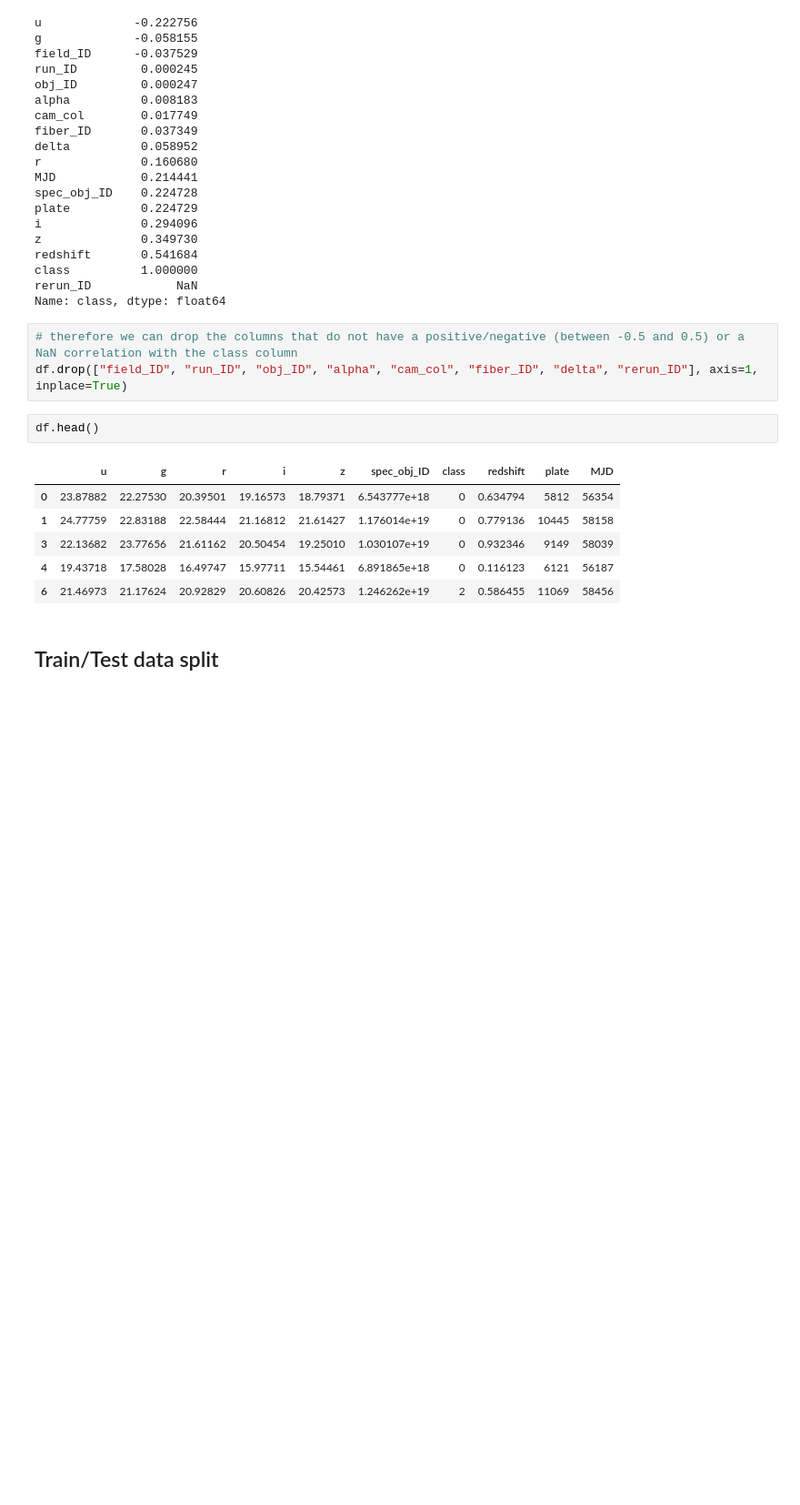
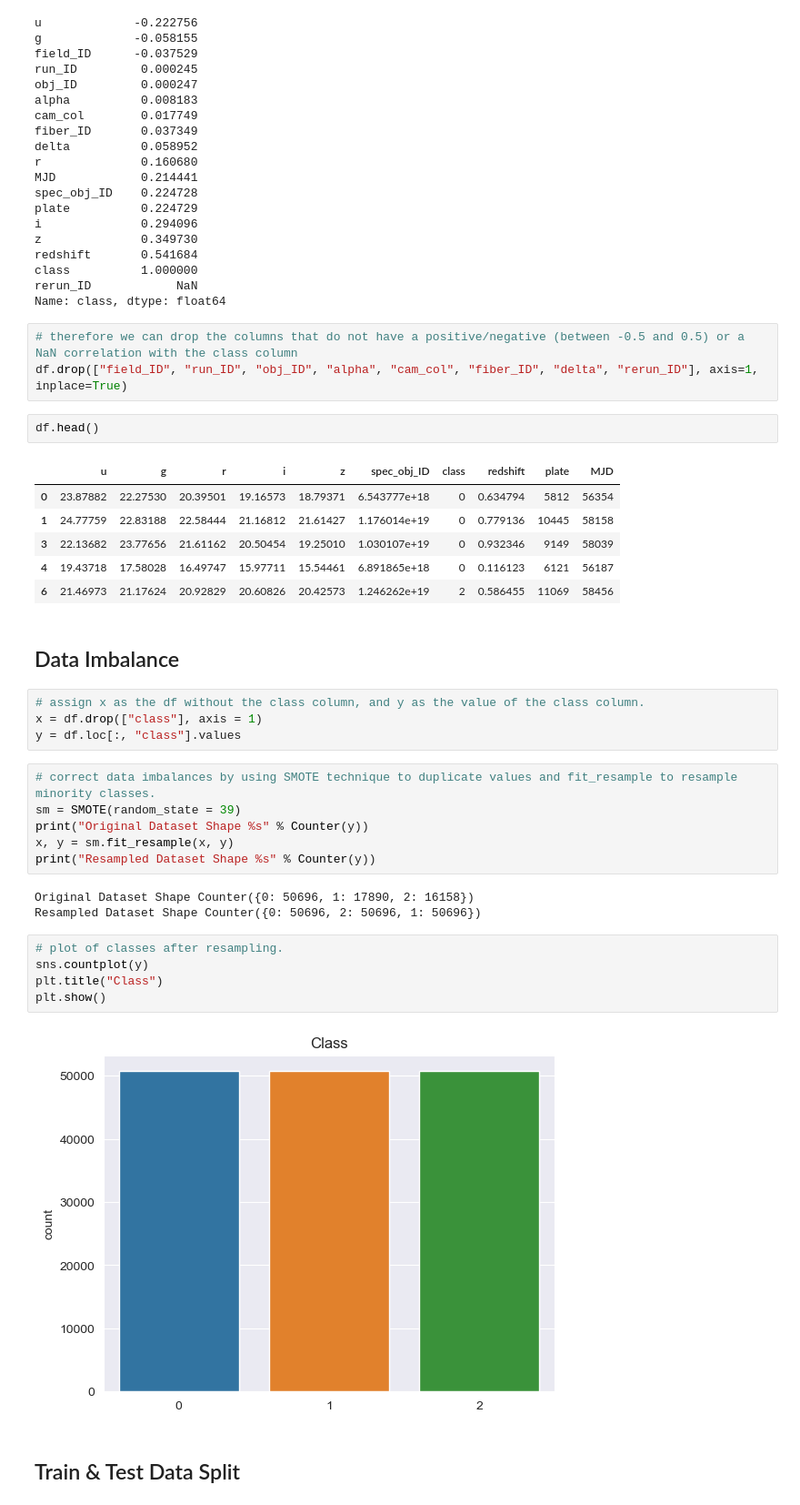
Before and after one commit to NotMishaal/astral-classification-system, a Jupyter notebook: astral_classification.ipynb, the cells around one changed output. Shown at 91% size. Cells and saved outputs as stored; diff of their text form; blank space fills up the shorter version.

Commit message:
dealt with data imbalances

```diff
--- a/astral_classification.ipynb
+++ b/astral_classification.ipynb
@@ -120,5 +122,27 @@ df.head()
 | 3 | 22.13682 | 23.77656 | 21.61162 | 20.50454 | 19.25010 | 1.030107e+19 | 0 | 0.932346 | 9149 | 58039 |
 | 4 | 19.43718 | 17.58028 | 16.49747 | 15.97711 | 15.54461 | 6.891865e+18 | 0 | 0.116123 | 6121 | 56187 |
 | 6 | 21.46973 | 21.17624 | 20.92829 | 20.60826 | 20.42573 | 1.246262e+19 | 2 | 0.586455 | 11069 | 58456 |
+# %% [markdown]
+## Data Imbalance
+# %%
+# assign x as the df without the class column, and y as the value of the class column.
+x = df.drop(["class"], axis = 1)
+y = df.loc[:, "class"].values
+# %%
+# correct data imbalances by using SMOTE technique to duplicate values and fit_resample to resample minority classes.
+sm = SMOTE(random_state = 39)
+print("Original Dataset Shape %s" % Counter(y))
+x, y = sm.fit_resample(x, y)
+print("Resampled Dataset Shape %s" % Counter(y))
+# %% [output]
+Original Dataset Shape Counter({0: 50696, 1: 17890, 2: 16158})
+Resampled Dataset Shape Counter({0: 50696, 2: 50696, 1: 50696})
+# %%
+# plot of classes after resampling.
+sns.countplot(y)
+plt.title("Class")
+plt.show()
+# %% [output]
+[figure, added]
 # %% [markdown]
-## Train/Test data split
+## Train & Test Data Split
```
Also changed, not shown: parts of 3 cells of this notebook.
